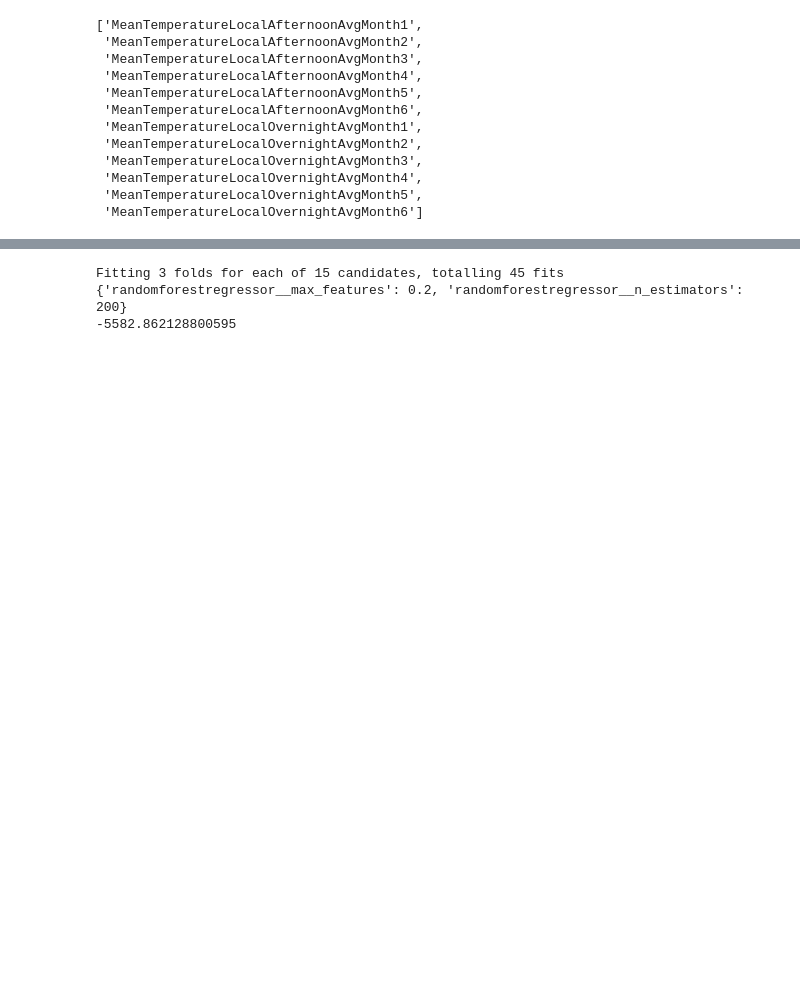
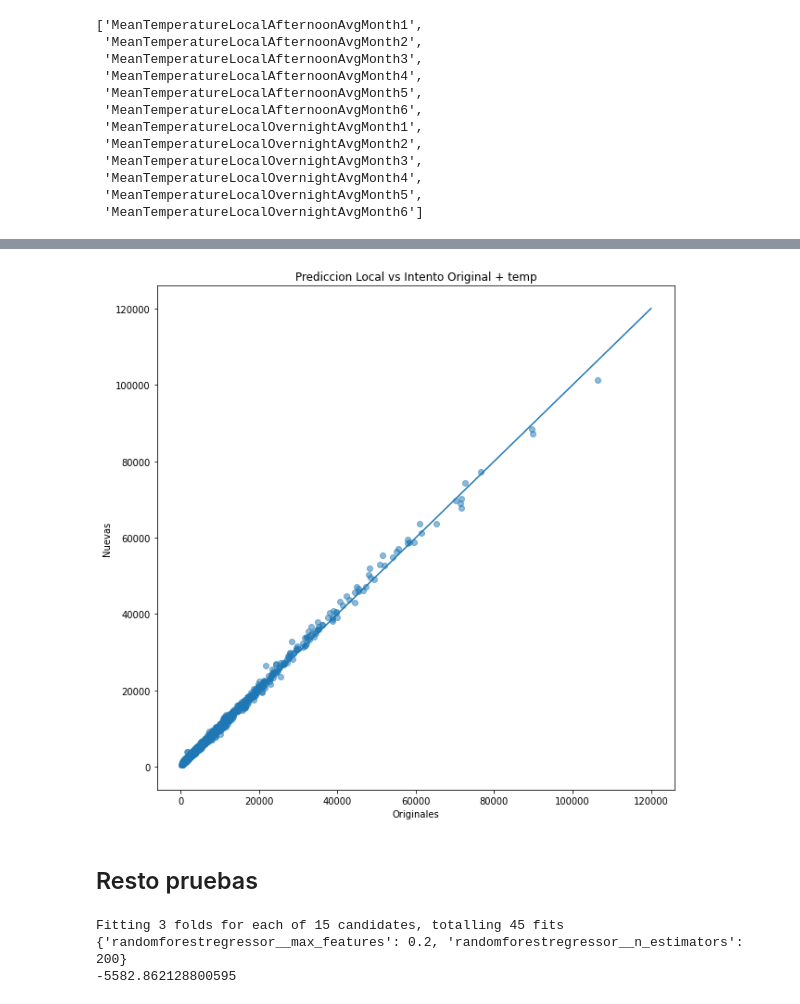
Before and after one commit to vitostamatti/datathon-cajamar-malbecs, a Jupyter notebook: notebooks/modeling/modeling-vito.ipynb, the cells around one changed output, grey strips where cells are left out. Drawn from its saved outputs; the diff is of its cells as text; code cells hidden in the pictures; blank space fills up the shorter version.

```diff
--- a/notebooks/modeling/modeling-vito.ipynb
+++ b/notebooks/modeling/modeling-vito.ipynb
@@ -442,0 +452,5 @@ show_feat_imps(
+# %%
+#Originales
+
+df_preds = pd.read_csv('../../data/final/Malbecs.txt',sep='|',header=None)
+preds_originales = df_preds[6]
@@ -443,3 +554,19 @@ show_feat_imps(
+# %%
+preds_final_v2 = data_final[['id_finca', 'variedad','modo','tipo','color','superficie']].copy()
+preds_final_v2['produccion'] = preds_nuevas
+preds_final_v2 = preds_final_v2.sort_values(['id_finca', 'variedad','modo','tipo','color','superficie'], ascending=True)
+# %%
+plt.figure(figsize=(10,10))
+plt.scatter(preds_originales, preds_final_v2['produccion'], alpha=0.5)
+plt.plot( [0,120000],[0,120000] )
+plt.xlabel('Originales')
+plt.ylabel('Nuevas')
+plt.title('Prediccion Local vs Intento Original + temp')
+plt.show()
+# %% [output]
+[figure, added]
+# %% [markdown]
+## Resto pruebas
 # %%
 from numpy import linspace
 from sklearn.model_selection import GridSearchCV
```
Also changed, not shown: parts of 15 cells of this notebook.
